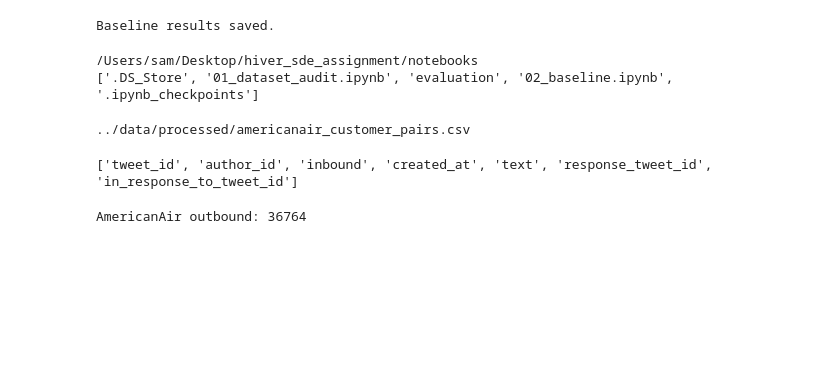
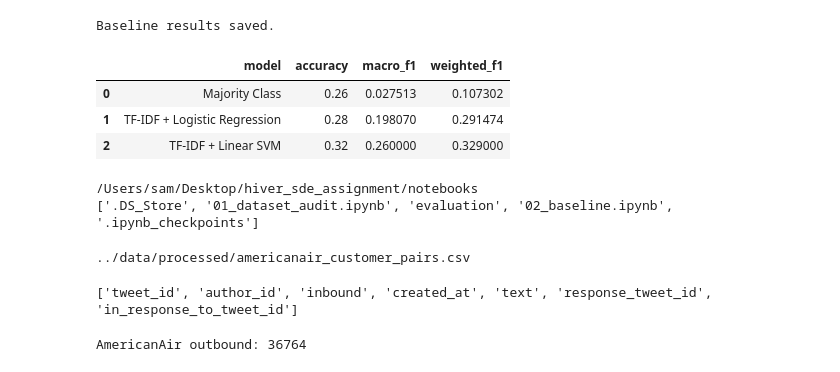
Before and after one commit to Samakcha/hiver_assignment, a Jupyter notebook: notebooks/02_baseline.ipynb, the cells around one changed output. Cells and saved outputs as stored; diff of their text form; code cells hidden in the pictures; blank space fills up the shorter version.

```diff
--- a/notebooks/02_baseline.ipynb
+++ b/notebooks/02_baseline.ipynb
@@ -130,6 +175,13 @@ baseline_results.to_csv(
 print("Baseline results saved.")
 # %% [output]
 Baseline results saved.
+# %%
+pd.read_csv("../evaluation/baseline_results.csv")
+# %% [output]
+|  | model | accuracy | macro_f1 | weighted_f1 |
+| 0 | Majority Class | 0.26 | 0.027513 | 0.107302 |
+| 1 | TF-IDF + Logistic Regression | 0.28 | 0.198070 | 0.291474 |
+| 2 | TF-IDF + Linear SVM | 0.32 | 0.260000 | 0.329000 |
 # %%
 import os
 
```
Also changed, not shown: parts of 3 cells of this notebook, 7 other files.
